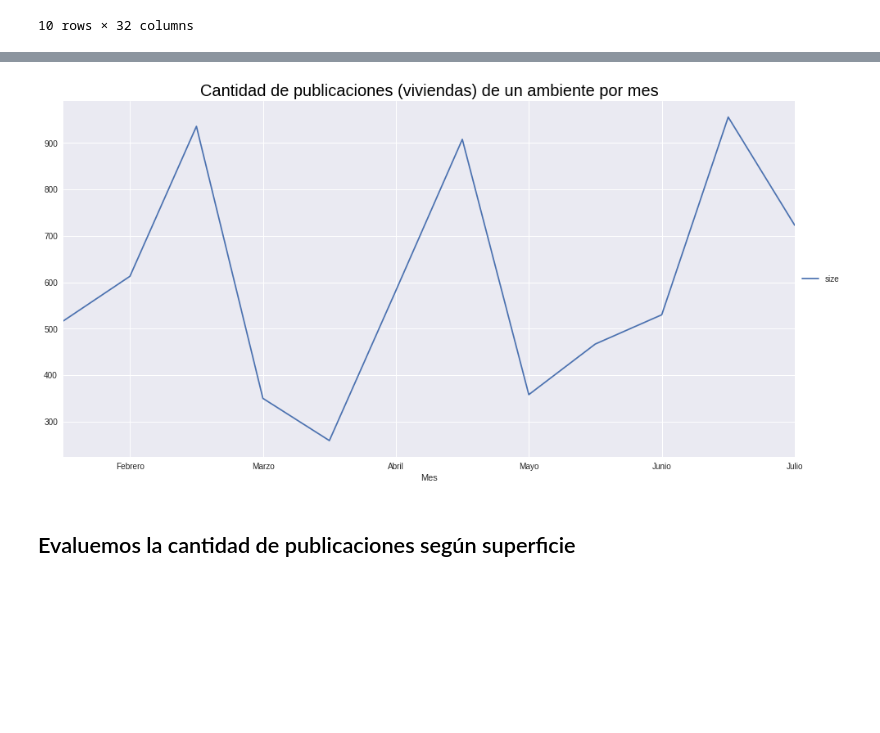
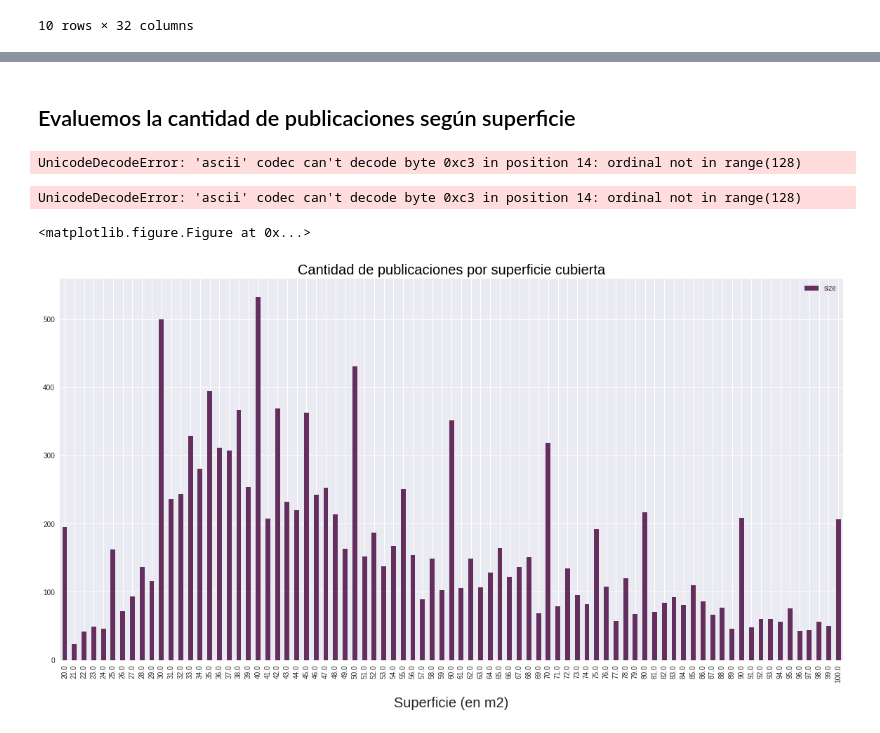
Before and after one commit to nicolaslongo/datos-TP1, a Jupyter notebook: Tendencia o crisis habitacional.ipynb, the cells around one changed output, grey strips where cells are left out. Saved outputs shown, nothing was run; the diff lists cells and outputs as text; code cells hidden in the pictures; blank space fills up the shorter version.

```diff
--- a/Tendencia o crisis habitacional.ipynb
+++ b/Tendencia o crisis habitacional.ipynb
@@ -234,16 +194,44 @@ TypeError: cannot convert dictionary update sequence element #0 to a sequence
-# %%
-pev_1amb_2016 = pd.pivot_table(pev_1amb_2016, values='size', index='mes')
-
-f = plt.figure()
-ax = pev_1amb_2016.plot(kind='line', figsize=(16,8), ax=f.gca())
-handles, labels = ax.get_legend_handles_labels()
-ax.set_title('Cantidad de publicaciones (viviendas) de un ambiente por mes', color='black',size=20.0)
-ax.set_xticklabels(['Enero','Febrero','Marzo','Abril','Mayo','Junio','Julio', 'Agosto', 'Septiembre',\
-    'Octubre', 'Noviembre', 'Diciembre'])
-ax.set_xlabel('Mes');
-plt.legend(handles[::-1], labels[::-1],loc='center left', bbox_to_anchor=(1.0, 0.5))
-plt.show()
-# %% [output]
-[figure, removed]
 # %% [markdown]
 ## Evaluemos la cantidad de publicaciones según superficie
+# %%
+pev_sup_viviendas2 = \
+    pev.loc[(~pev.property_type.str.contains('store')) & (pev.surface_covered_in_m2 < 101.0) & \
+        (pev.surface_covered_in_m2 > 0) & (pev.anio == 2016) &(pev.state_name.str.contains('Capital Federal')),\
+        ['surface_covered_in_m2', 'place_name', 'created_on']].groupby(['place_name', 'surface_covered_in_m2']).\
+        agg([np.size])
+pev_sup_viviendas2.dropna(inplace=True)
+pev_sup_viviendas2.columns=['size']
+pev_sup_viviendas2 = pd.DataFrame(pev_sup_viviendas.to_records())
+pev_sup_viviendas2 = pd.pivot_table(pev_sup_viviendas2, values='surface_covered_in_m2', columns='size', index='place_name')
+#popular_stations = pd.pivot_table(popular_stations,values='trips',columns='weekday',index='station')
+#pev_sup_viviendas.head(10)
+
+fig, ax = plt.subplots(figsize=(10,20))
+ax = sns.heatmap(pev_sup_viviendas2)
+#ax.set_xticklabels(['Lunes','Martes','Miercoles','Jueves','Viernes','Sabado','Domingo'])
+ax.set_title("Popularidad de publicaciones por superficie", fontsize=15)
+ax
+# %% [output]
+UnicodeDecodeError: 'ascii' codec can't decode byte 0xc3 in position 14: ordinal not in range(128)
+UnicodeDecodeError: 'ascii' codec can't decode byte 0xc3 in position 14: ordinal not in range(128)
+<matplotlib.figure.Figure at 0x...>
+# %%
+pev_sup_viviendas = \
+    pev.loc[(~pev.property_type.str.contains('store')) & (pev.surface_covered_in_m2 < 101.0) & \
+        (pev.surface_covered_in_m2 > 0) & (pev.anio == 2016) &(pev.state_name.str.contains('Capital Federal')),\
+        ['surface_covered_in_m2', 'place_name']].groupby('surface_covered_in_m2').agg([np.size])
+pev_sup_viviendas.columns=['size']
+pev_sup_viviendas.dropna(inplace=True)
+
+
+
+pev_sup_plot = pev_sup_viviendas.loc[ pev_sup_viviendas['size']>10 ,:]
+f=plt.figure()
+ax=pev_sup_plot.plot(kind='bar', figsize=(20,10), ax=f.gca(), linewidth=5.0, color='#642E5D')
+ax.set_title('Cantidad de publicaciones por superficie cubierta',\
+             color='black',size=20.0)
+#ax.set_xticklabels(['Junio','Julio', 'Agosto', 'Septiembre','Octubre', 'Noviembre', 'Diciembre'])
+ax.set_xlabel('Superficie (en m2)',size=20.0,labelpad=20.0);
+plt.show()
+# %% [output]
+[figure, added]
```
Also changed, not shown: parts of 7 cells of this notebook.
